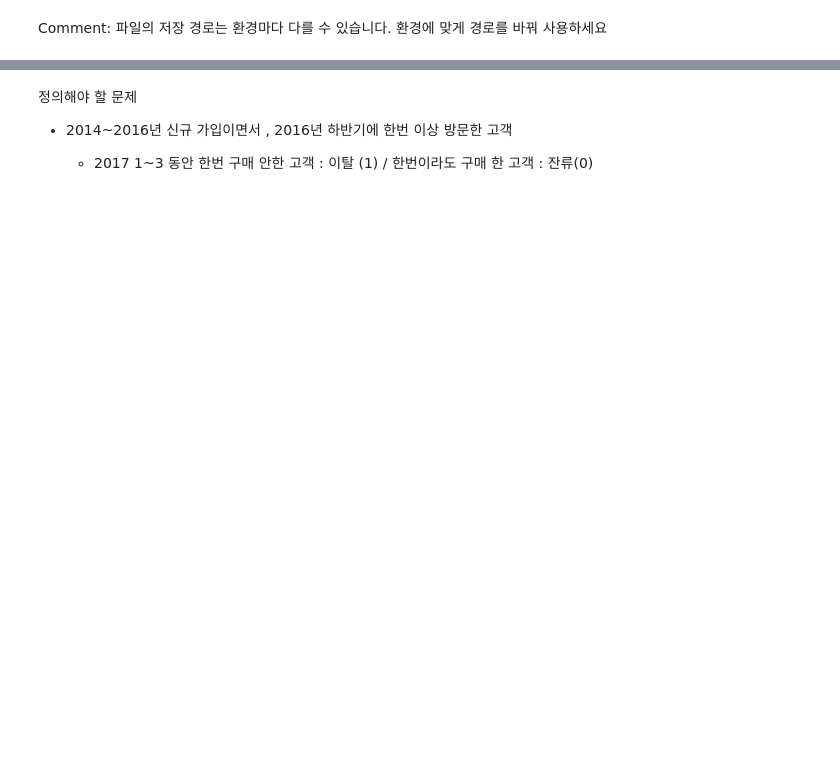
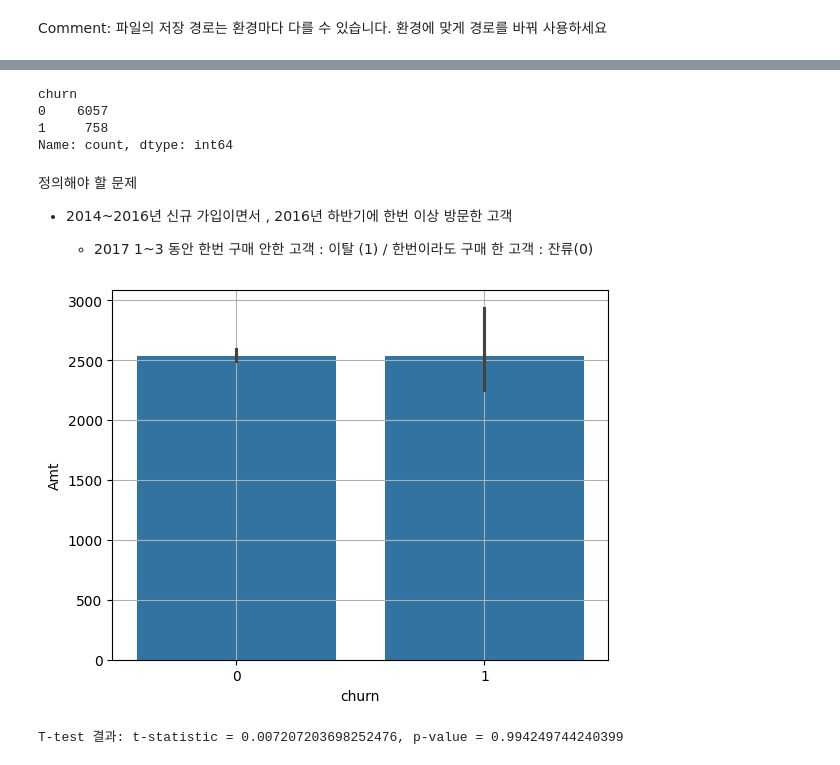
Before and after one commit to yangjung-woo/KT-Workspace, a Jupyter notebook: KT_AIVLE_DX_Regular_course/Week1/DX_미니프로젝트 1차_ 1일차 실습자료/구매패턴을 통한 이탈고객 예측(DX_미프1차_수도권지역_4반_11조).ipynb, the cells around one changed output, grey strips where cells are left out. Drawn from its saved outputs; the diff is of its cells as text; code cells hidden in the pictures; blank space fills up the shorter version.

```diff
--- a/KT_AIVLE_DX_Regular_course/Week1/DX_미니프로젝트 1차_ 1일차 실습자료/구매패턴을 통한 이탈고객 예측(DX_미프1차_수도권지역_4반_11조).ipynb
+++ b/KT_AIVLE_DX_Regular_course/Week1/DX_미니프로젝트 1차_ 1일차 실습자료/구매패턴을 통한 이탈고객 예측(DX_미프1차_수도권지역_4반_11조).ipynb
@@ -2112,3 +2141,10 @@ check.shape
+# %%
+check['churn'].value_counts()
+# %% [output]
+churn
+0    6057
+1     758
+Name: count, dtype: int64
 # %% [markdown]
 정의해야 할 문제
 
@@ -2117,0 +2162,23 @@ check.shape
+# %%
+def eda(df, feature, target) : # 범주형 , 숫자형 변수간 검정
+    temp = df.loc[df[feature].notnull()]
+    sns.barplot(x = feature, y = target, data = temp)
+    plt.grid()
+    plt.show()
+
+    an_list = []
+    for i in range(temp[feature].nunique()) :
+        an_list.append(df.loc[temp[feature] == i, target])
+
+    if len(an_list) == 2:
+    # t-test
+        t_stat, p_value = spst.ttest_ind(an_list[0], an_list[1])
+        print(f"T-test 결과: t-statistic = {t_stat}, p-value = {p_value}")
+
+    elif len(an_list) > 2:
+    # ANOVA
+        f_stat, p_value = spst.f_oneway(*an_list)
+        print(f"ANOVA 결과: F-statistic = {f_stat}, p-value = {p_value}")
+
+    else:
+        print("비교할 그룹이 부족합니다.")
@@ -2117,0 +2190,6 @@ check.shape
+# %%
+eda(check , 'churn' ,'Amt') # 이탈고객과 유지고객의 구매금액에는 큰 관계가 없음
+#
+# %% [output]
+[figure, added]
+T-test 결과: t-statistic = 0.007207203698252476, p-value = 0.994249744240399
```
Also changed, not shown: parts of 10 cells of this notebook, 24 other files.
